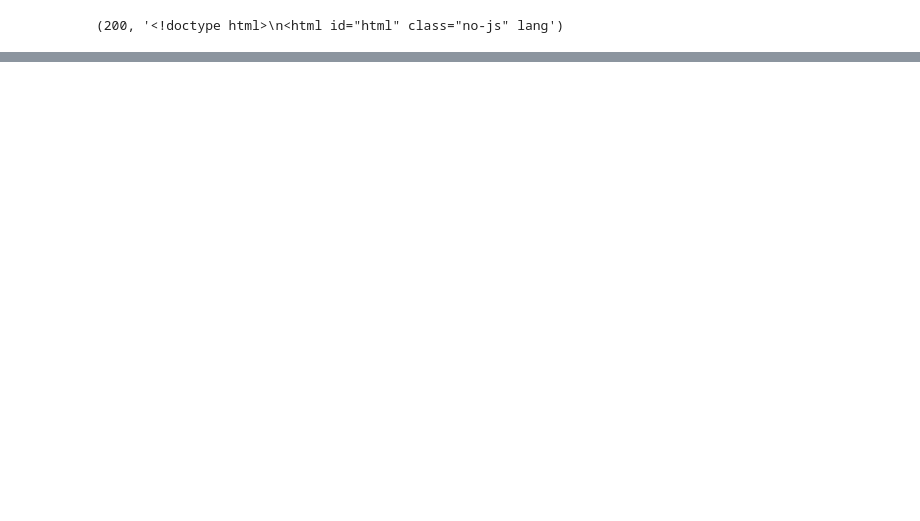
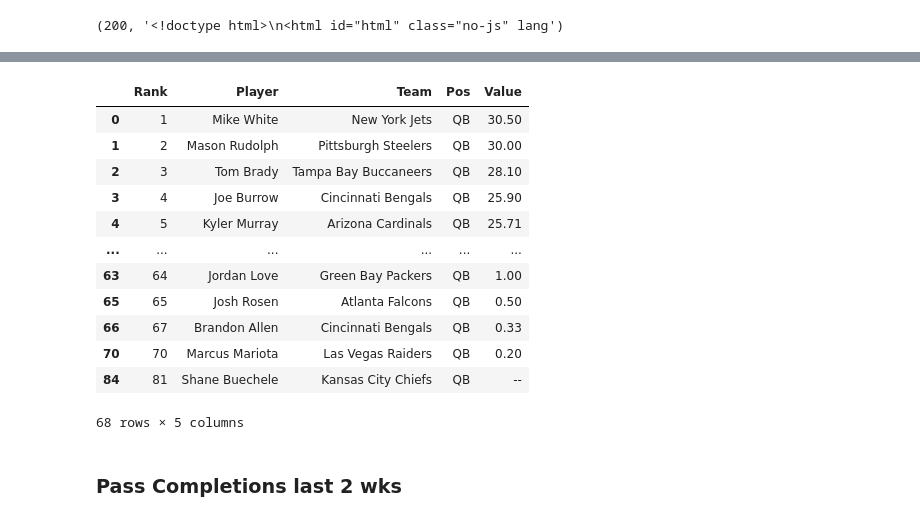
Before and after one commit to aothree/Fantasy-Football, a Jupyter notebook: teamrankings_scraper.ipynb, the cells around one changed output, grey strips where cells are left out. Drawn from its saved outputs; the diff is of its cells as text; code cells hidden in the pictures; blank space fills up the shorter version.

```diff
--- a/teamrankings_scraper.ipynb
+++ b/teamrankings_scraper.ipynb
@@ -33,0 +49,21 @@ df_pass_completions
+# %%
+qb_completions_home = pd.read_html('./nfl_data/qb_completions_home.xls')
+qb_completions_home = pd.DataFrame(qb_completions_home[0]) # Saves df var to dataframe
+qb_completions_home = qb_completions_home.loc[(qb_completions_home['Pos'] == 'QB')].copy()
+qb_completions_home
+# %% [output]
+|  | Rank | Player | Team | Pos | Value |
+| 0 | 1 | Mike White | New York Jets | QB | 30.50 |
+| 1 | 2 | Mason Rudolph | Pittsburgh Steelers | QB | 30.00 |
+| 2 | 3 | Tom Brady | Tampa Bay Buccaneers | QB | 28.10 |
+| 3 | 4 | Joe Burrow | Cincinnati Bengals | QB | 25.90 |
+| 4 | 5 | Kyler Murray | Arizona Cardinals | QB | 25.71 |
+| ... | ... | ... | ... | ... | ... |
+| 63 | 64 | Jordan Love | Green Bay Packers | QB | 1.00 |
+| 65 | 65 | Josh Rosen | Atlanta Falcons | QB | 0.50 |
+| 66 | 67 | Brandon Allen | Cincinnati Bengals | QB | 0.33 |
+| 70 | 70 | Marcus Mariota | Las Vegas Raiders | QB | 0.20 |
+| 84 | 81 | Shane Buechele | Kansas City Chiefs | QB | -- |
+68 rows × 5 columns
+# %% [markdown]
+### Pass Completions last 2 wks
```
Also changed, not shown: parts of 32 cells of this notebook, 42 other files.
